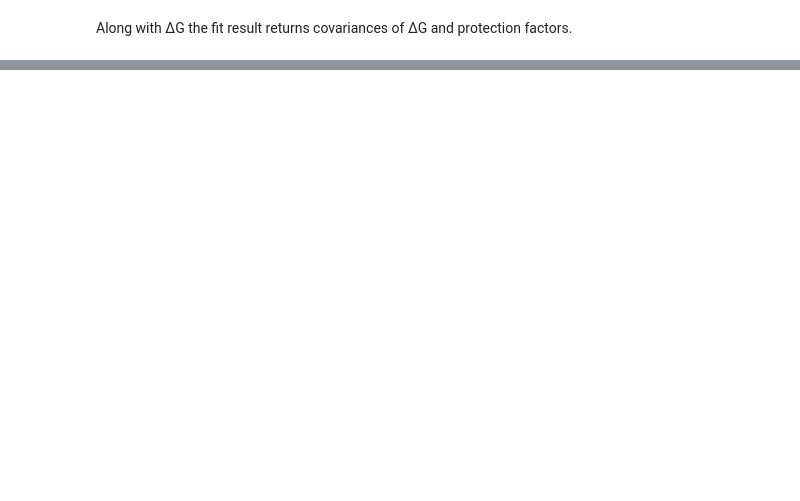
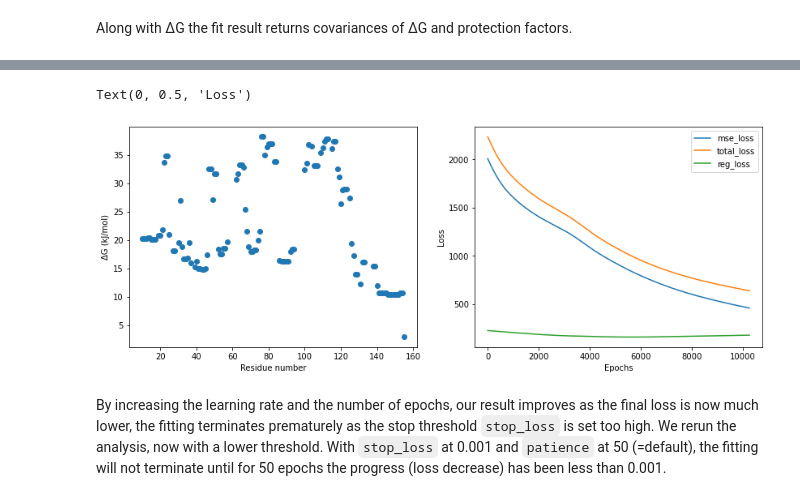
Before and after one commit to Jhsmit/PyHDX, a Jupyter notebook: docs/examples/03_fitting.ipynb, the cells around one changed output, grey strips where cells are left out. Saved outputs shown, nothing was run; the diff lists cells and outputs as text; code cells hidden in the pictures; blank space fills up the shorter version.

```diff
--- a/docs/examples/03_fitting.ipynb
+++ b/docs/examples/03_fitting.ipynb
@@ -149,0 +168,18 @@ None
+# %%
+gibbs_result_updated = fit_gibbs_global(hdxm, gibbs_guess, epochs=40000, lr=1e2)
+# %%
+fig, axes = plt.subplots(ncols=2, figsize=(14, 5))
+axes[0].scatter(gibbs_result_updated.output.index, gibbs_result_updated.output['deltaG']*1e-3)
+axes[0].set_xlabel('Residue number')
+axes[0].set_ylabel('ΔG (kJ/mol)')
+gibbs_result_updated.losses[['mse_loss', 'total_loss', 'reg_loss']].plot(ax=axes[1])
+axes[1].set_xlabel('Epochs')
+axes[1].set_ylabel('Loss')
+# %% [output]
+Text(0, 0.5, 'Loss')
+[figure, added]
+# %% [markdown]
+By increasing the learning rate and the number of epochs, our result improves as the final loss is now much lower,
+the fitting terminates prematurely as the stop threshold `stop_loss` is set too high. We rerun the analysis, now with
+a lower threshold. With `stop_loss` at 0.001 and `patience` at 50 (=default), the fitting will not terminate until for 50
+epochs the progress (loss decrease) has been less than 0.001.
```
Also changed, not shown: parts of 11 cells of this notebook, 2 other files.
